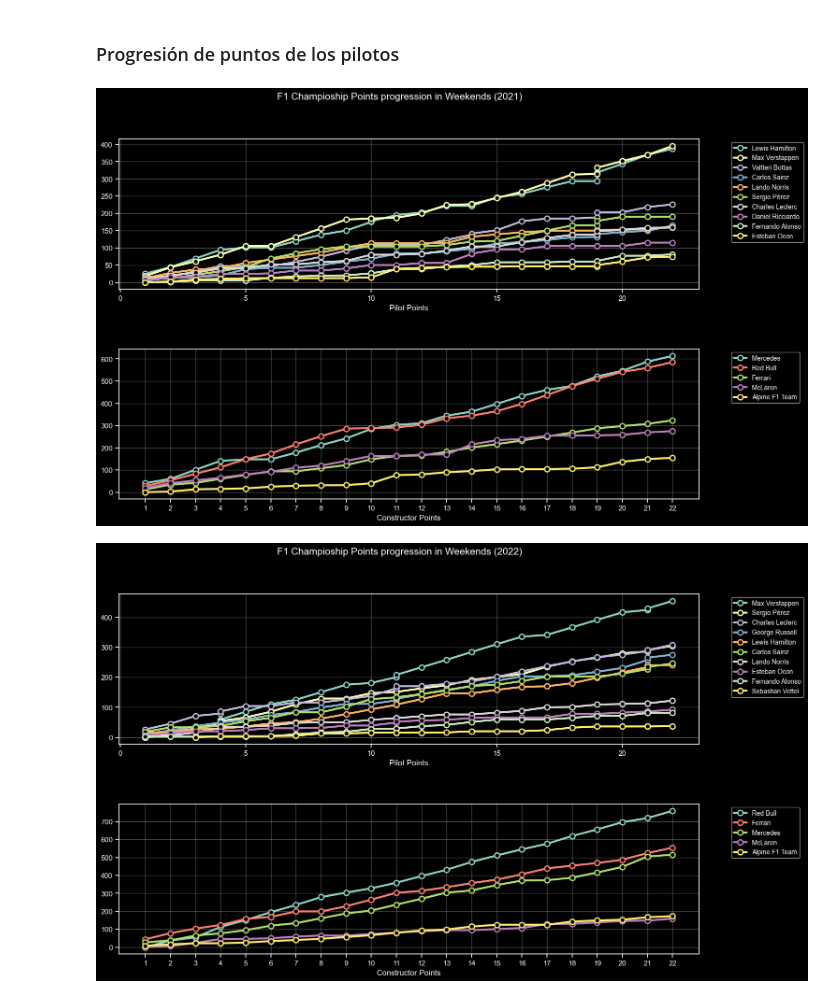
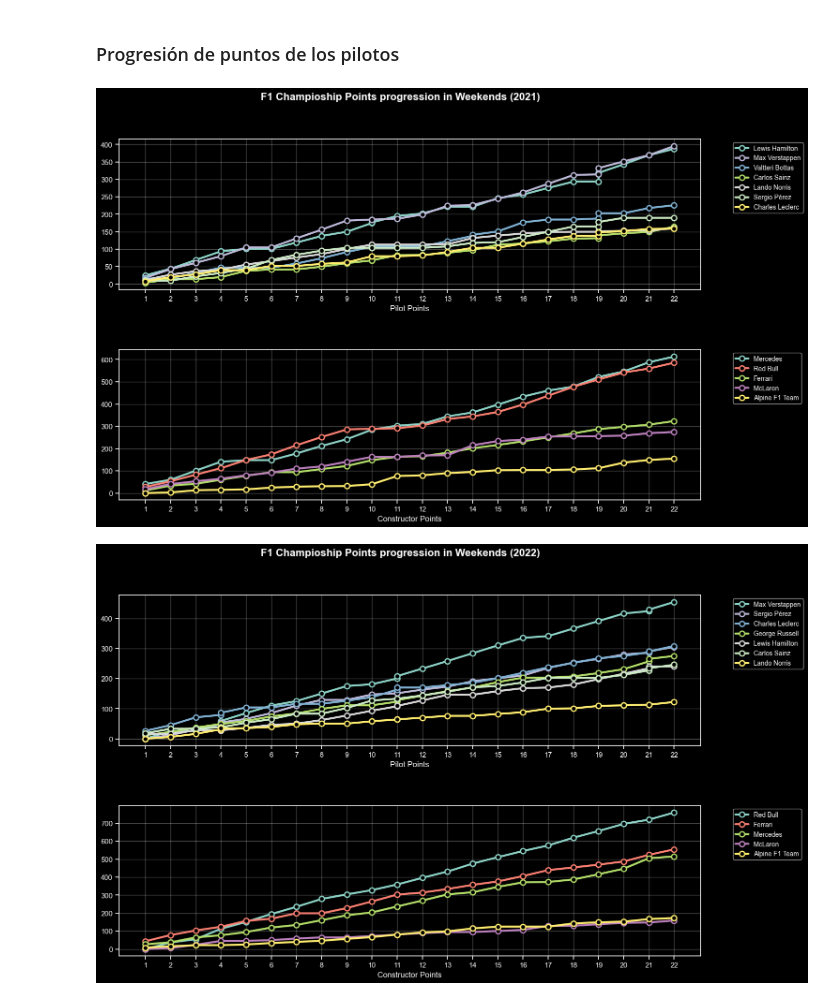
Before and after one commit to Sandovl0593/F1-database-Analysis, a Jupyter notebook: pyEDA.ipynb, the cells around one changed output. Cells and saved outputs as stored; diff of their text form; code cells hidden in the pictures.

```diff
--- a/pyEDA.ipynb
+++ b/pyEDA.ipynb
@@ -344,11 +344,9 @@ plt.show()
 # %% [output]
 [figure]
 # %%
-F1_colors_2 = ['#12142D', '#1B2B5A', '#6674A3', '#47C7FC']
-
 plt.figure(figsize=(12, 10))
-plt.suptitle(f'F1 How near had the pilots gotten a 1rst position? ({year_start}-{max_year})')
-cmap_palette = mcolors.LinearSegmentedColormap.from_list('f1_color', F1_colors_2)
+plt.suptitle(f'How near had the pilots gotten a 1rst position? ({year_start}-{max_year})')
+cmap_palette = mcolors.LinearSegmentedColormap.from_list('f1_color', F1_bar_colors[::-1])
 
 idx = 1
 for year in range(year_start, max_year + 1):
@@ -382,16 +378,18 @@ plt.show()
 # %% [markdown]
 ### Progresión de puntos de los pilotos
 # %%
+colors_top5_constructors = plt.cm.Set3(np.linspace(0, 1, 5))
+colors_drivers = plt.cm.Set3(np.linspace(0, 1, 7))
+
 for year in range(year_start, max_year + 1):
     filter_year = f1_EDA[f1_EDA["year"] == year]
     filter_year_metrics = final_metrics[final_metrics["year"] == year]
-    top_drivers = filter_year_metrics["driver_name"].head(10)
+    top_drivers = filter_year_metrics["driver_name"].head(7)
 
     plt.figure(figsize=(16, 10))
-    plt.suptitle(f'F1 Champioship Points progression in Weekends ({year})', fontsize=15)
+    plt.suptitle(f'F1 Champioship Points progression in Weekends ({year})', fontsize=16, fontweight='bold')
 
     plt.subplot(2, 1, 1)
-    colors = plt.cm.Set3(np.linspace(0, 1, len(top_drivers)))
     for i, driver in enumerate(top_drivers):
         group_weekend = filter_year[filter_year['driver_name'] == driver].sort_values('WeekEnd')
         prev = 0
@@ -402,37 +400,37 @@ for year in range(year_start, max_year + 1):
             progression_points.append(prev)
 
         plt.plot(group_weekend['WeekEnd'], progression_points,
-                marker='o', linewidth=3, label=driver, markersize=8, color=colors[i],
+                marker='o', linewidth=3, label=driver, markersize=8, color=colors_drivers[i],
                 markerfacecolor='black', markeredgewidth=2)
 
         plt.legend(bbox_to_anchor=(1.05, 1), loc='upper left', fontsize=10)
         plt.grid(True, alpha=0.3)
         plt.xlabel("Pilot Points")
+        plt.xticks(range(1, max(filter_year['WeekEnd']) + 1))
 
     top_constructors = filter_year_metrics["constructor_name"].drop_duplicates().head()
 
     plt.subplots_adjust(hspace=0.4)
 
     plt.subplot(2, 1, 2)
-    colors = plt.cm.Set3(np.linspace(0, 1, len(top_constructors)))
     for i, constr in enumerate(top_constructors):
         group_weekend = filter_year[filter_year['constructor_name'] == constr].sort_values('WeekEnd')
         sel_group_weekend = group_weekend[["WeekEnd", "constructor_points", "constructor_name"]].drop_duplicates()
         prev = 0
         progression_points = []
         for _, row in sel_group_weekend.iterrows():
             prev += row["constructor_points"]
             progression_points.append(prev)
 
         plt.plot(sel_group_weekend['WeekEnd'], progression_points,
-                marker='o', linewidth=3, label=constr, markersize=8, color=colors[i],
+                marker='o', linewidth=3, label=constr, markersize=8, color=colors_top5_constructors[i],
                 markerfacecolor='black', markeredgewidth=2)
         plt.legend(bbox_to_anchor=(1.05, 1), loc='upper left', fontsize=10)
         plt.grid(True, alpha=0.3)
         plt.xlabel("Constructor Points")
+        plt.xticks(range(1, max(group_weekend['WeekEnd']) + 1))
 
-    plt.xticks(range(1, max(filter_year['WeekEnd']) + 1))
     plt.show()
 # %% [output]
-[figure, old version]
+[figure, new version]
-[figure, old version]
+[figure, new version]
```
Also changed, not shown: parts of 18 cells of this notebook, 1 other file.
